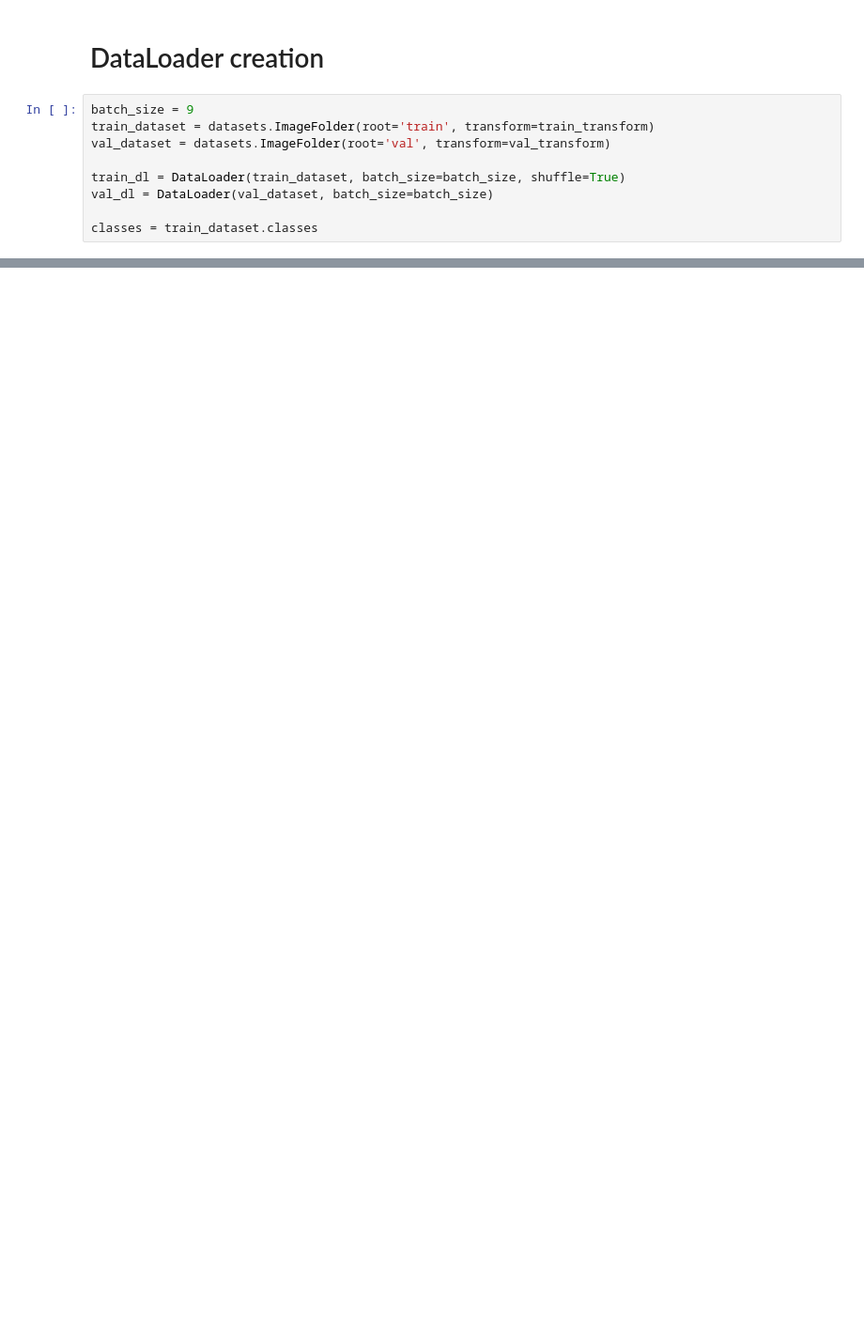
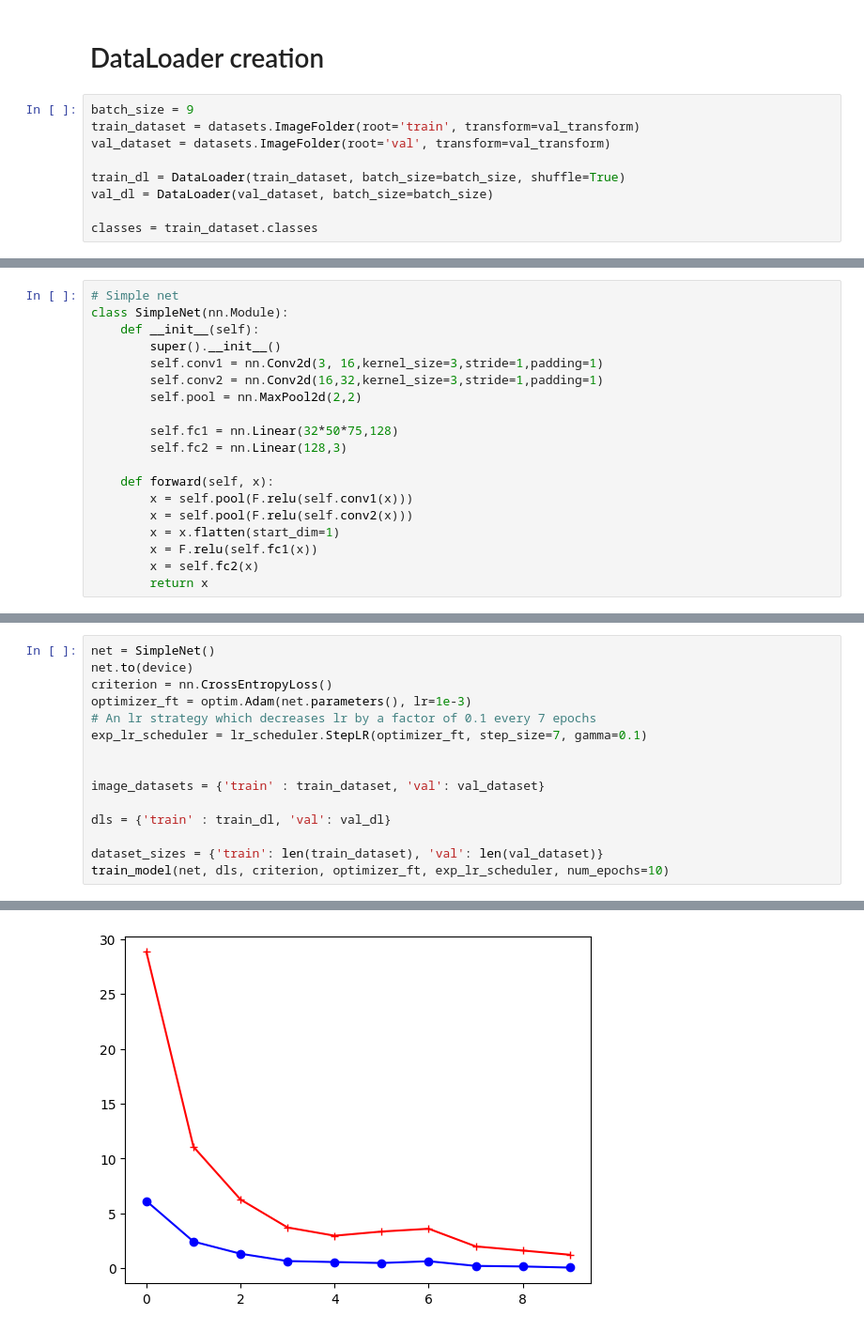
Before and after one commit to prometheus404/sm4ml_proj, a Jupyter notebook: rockpaperscissors.ipynb, the cells around one changed output, grey strips where cells are left out. Shown at 94% size. Cells and saved outputs as stored; diff of their text form; blank space fills up the shorter version.

Commit message:
SimpleNet

```diff
--- a/rockpaperscissors.ipynb
+++ b/rockpaperscissors.ipynb
@@ -118,7 +112,7 @@ plt.show()
 # DataLoader creation
 # %%
 batch_size = 9
-train_dataset = datasets.ImageFolder(root='train', transform=train_transform)
+train_dataset = datasets.ImageFolder(root='train', transform=val_transform)
 val_dataset = datasets.ImageFolder(root='val', transform=val_transform)
 
 train_dl = DataLoader(train_dataset, batch_size=batch_size, shuffle=True)
@@ -575,0 +264,19 @@ Epoch 11/29
+# %%
+# Simple net
+class SimpleNet(nn.Module):
+    def __init__(self):
+        super().__init__()
+        self.conv1 = nn.Conv2d(3, 16,kernel_size=3,stride=1,padding=1)
+        self.conv2 = nn.Conv2d(16,32,kernel_size=3,stride=1,padding=1)
+        self.pool = nn.MaxPool2d(2,2)
+
+        self.fc1 = nn.Linear(32*50*75,128)
+        self.fc2 = nn.Linear(128,3)
+
+    def forward(self, x):
+        x = self.pool(F.relu(self.conv1(x)))
+        x = self.pool(F.relu(self.conv2(x)))
+        x = x.flatten(start_dim=1)
+        x = F.relu(self.fc1(x))
+        x = self.fc2(x)
+        return x
@@ -575,0 +285,16 @@ Epoch 11/29
+# %%
+net = SimpleNet()
+net.to(device)
+criterion = nn.CrossEntropyLoss()
+optimizer_ft = optim.Adam(net.parameters(), lr=1e-3)
+# An lr strategy which decreases lr by a factor of 0.1 every 7 epochs
+exp_lr_scheduler = lr_scheduler.StepLR(optimizer_ft, step_size=7, gamma=0.1)
+
+
+image_datasets = {'train' : train_dataset, 'val': val_dataset}
+
+dls = {'train' : train_dl, 'val': val_dl}
+
+dataset_sizes = {'train': len(train_dataset), 'val': len(val_dataset)}
+train_model(net, dls, criterion, optimizer_ft, exp_lr_scheduler, num_epochs=10)
+# %% [output]
@@ -575,0 +371 @@ Epoch 11/29
+[figure, new version]
```
Also changed, not shown: parts of 25 cells of this notebook.
